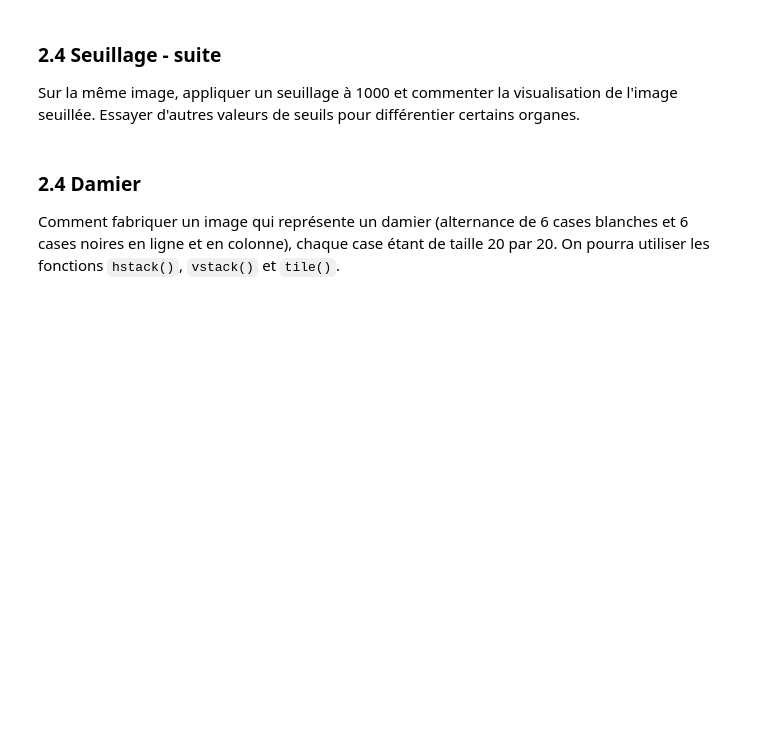
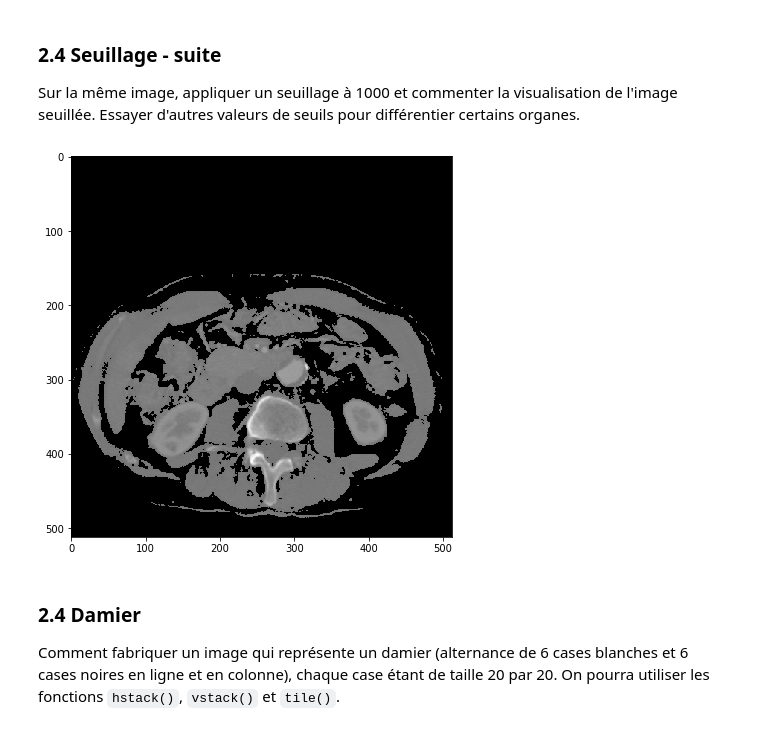
Before and after one commit to azn94/UE-Image, a Jupyter notebook: TME3/TME3_Sujet.ipynb, the cells around one changed output. Cells and saved outputs as stored; diff of their text form; code cells hidden in the pictures; blank space fills up the shorter version.

```diff
--- a/TME3/TME3_Sujet.ipynb
+++ b/TME3/TME3_Sujet.ipynb
@@ -26,6 +86,14 @@ Remarque: cette opération se fait une instruction Python. Afficher le résultat
 # %% [markdown]
 ### 2.4 Seuillage - suite
 Sur la même image, appliquer un seuillage à 1000 et commenter la visualisation de l'image seuillée. Essayer d'autres valeurs de seuils pour différentier certains organes.
+# %%
+S=1000
+scan_seuil_2=scan_array.copy()
+scan_seuil_2[scan_array<S]=0
+imshow(scan_seuil_2, cmap='gray')
+show()
+# %% [output]
+[figure, added]
 # %% [markdown]
 ### 2.4 Damier
 Comment fabriquer un image qui représente un damier (alternance de 6 cases blanches et 6 cases noires en ligne et en colonne), chaque case étant de taille 20 par 20. On pourra utiliser les fonctions `hstack()`, `vstack()` et `tile()`.
```
Also changed, not shown: parts of 7 cells of this notebook, 2 other files.
